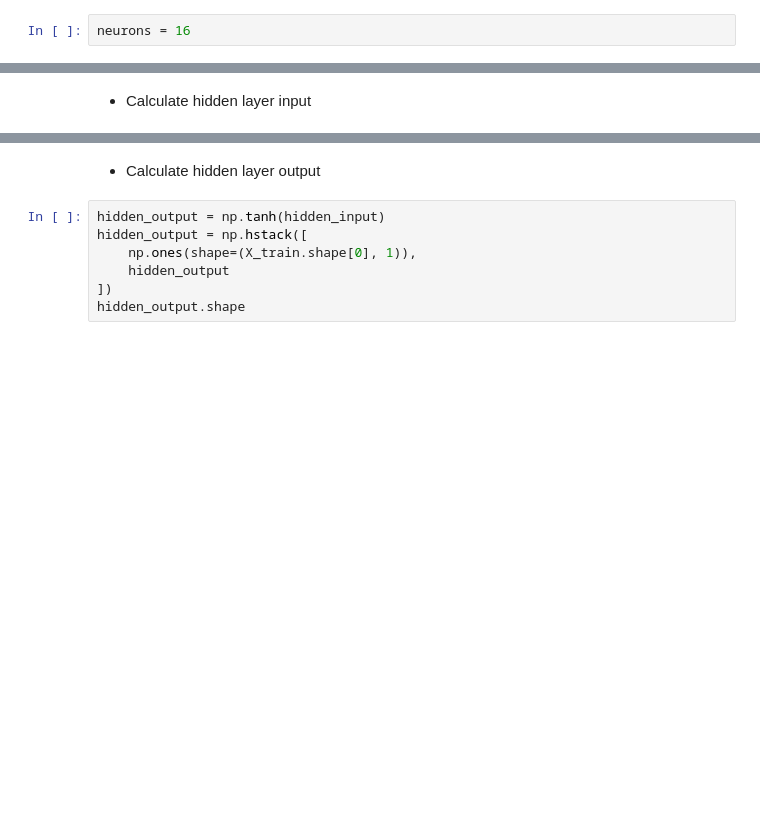
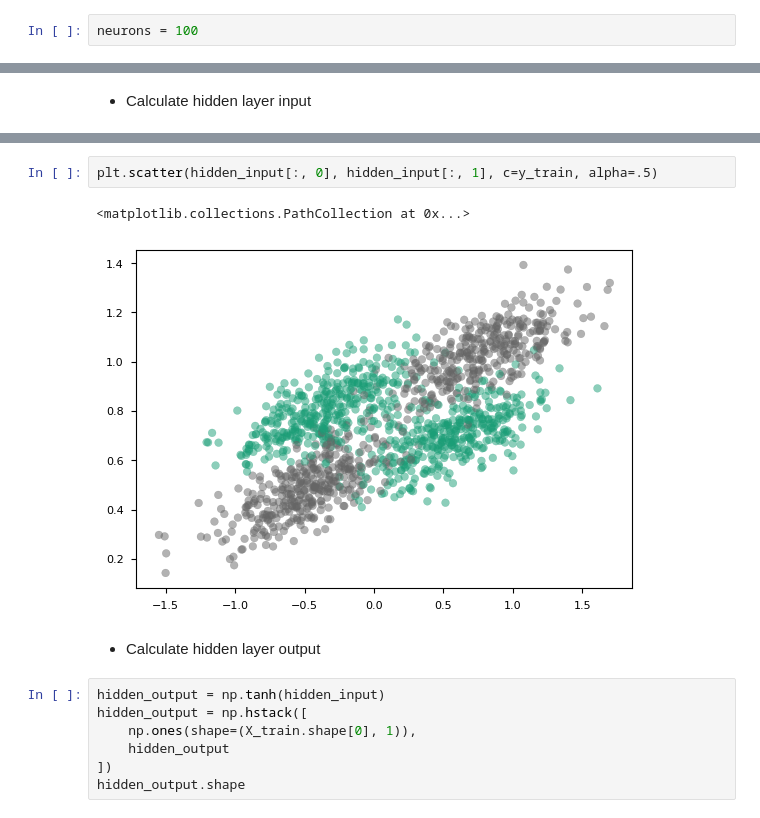
Before and after one commit to vmgustavo/202202-UFMG-RNA, a Jupyter notebook: paper01/main.ipynb, the cells around one changed output, grey strips where cells are left out. Saved outputs shown, nothing was run; the diff lists cells and outputs as text; blank space fills up the shorter version.

```diff
--- a/paper01/main.ipynb
+++ b/paper01/main.ipynb
@@ -78,7 +109,7 @@ plt.close()
 # %% [markdown]
 # Modeling
 # %%
-neurons = 16
+neurons = 100
 # %% [markdown]
 ## Step by step
 # %% [markdown]
@@ -105,3 +136,8 @@ hidden_input.shape
+# %%
+plt.scatter(hidden_input[:, 0], hidden_input[:, 1], c=y_train, alpha=.5)
+# %% [output]
+<matplotlib.collections.PathCollection at 0x...>
+[figure, added]
 # %% [markdown]
 * Calculate hidden layer output
 # %%
```
Also changed, not shown: parts of 34 cells of this notebook.
